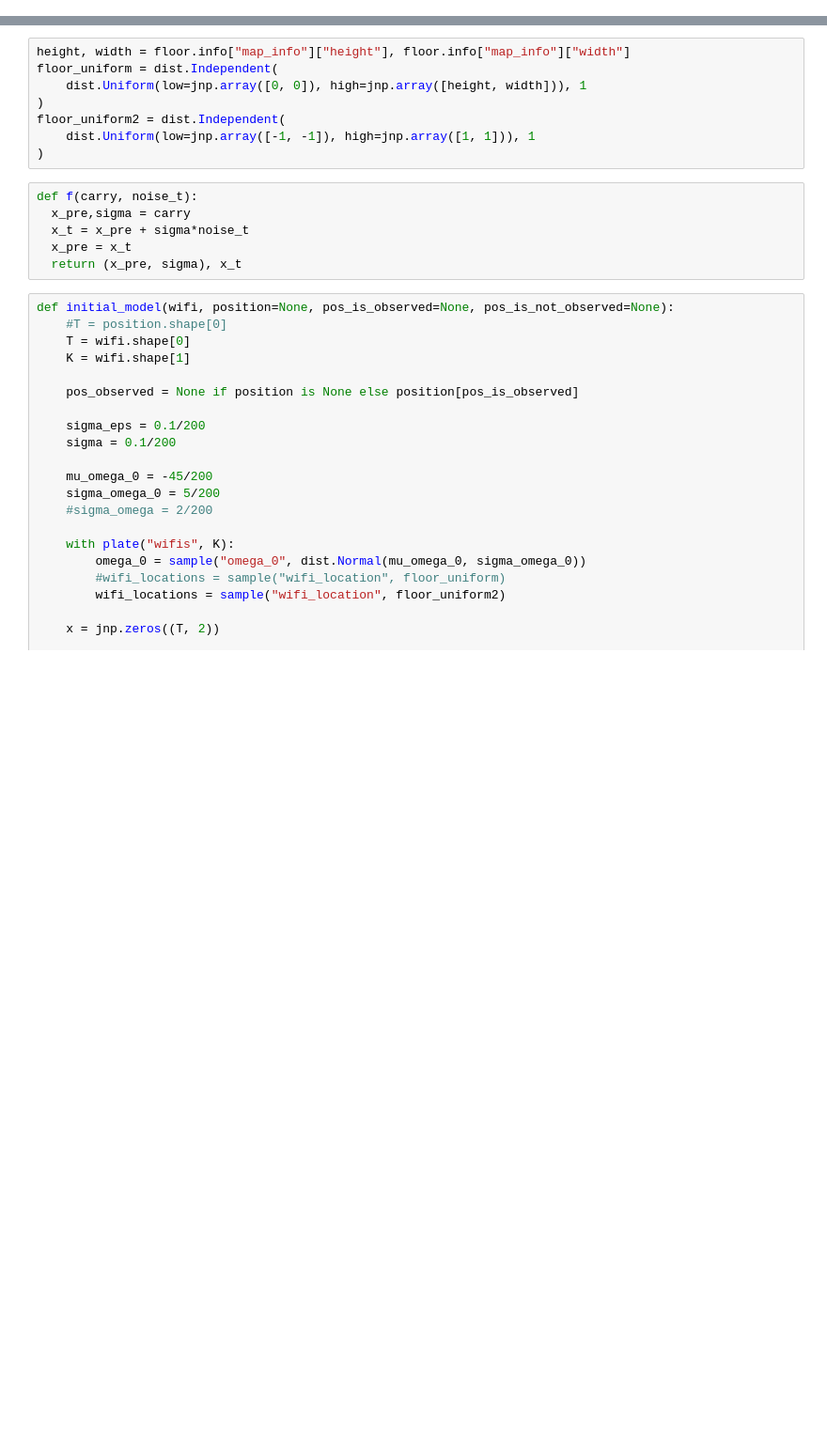
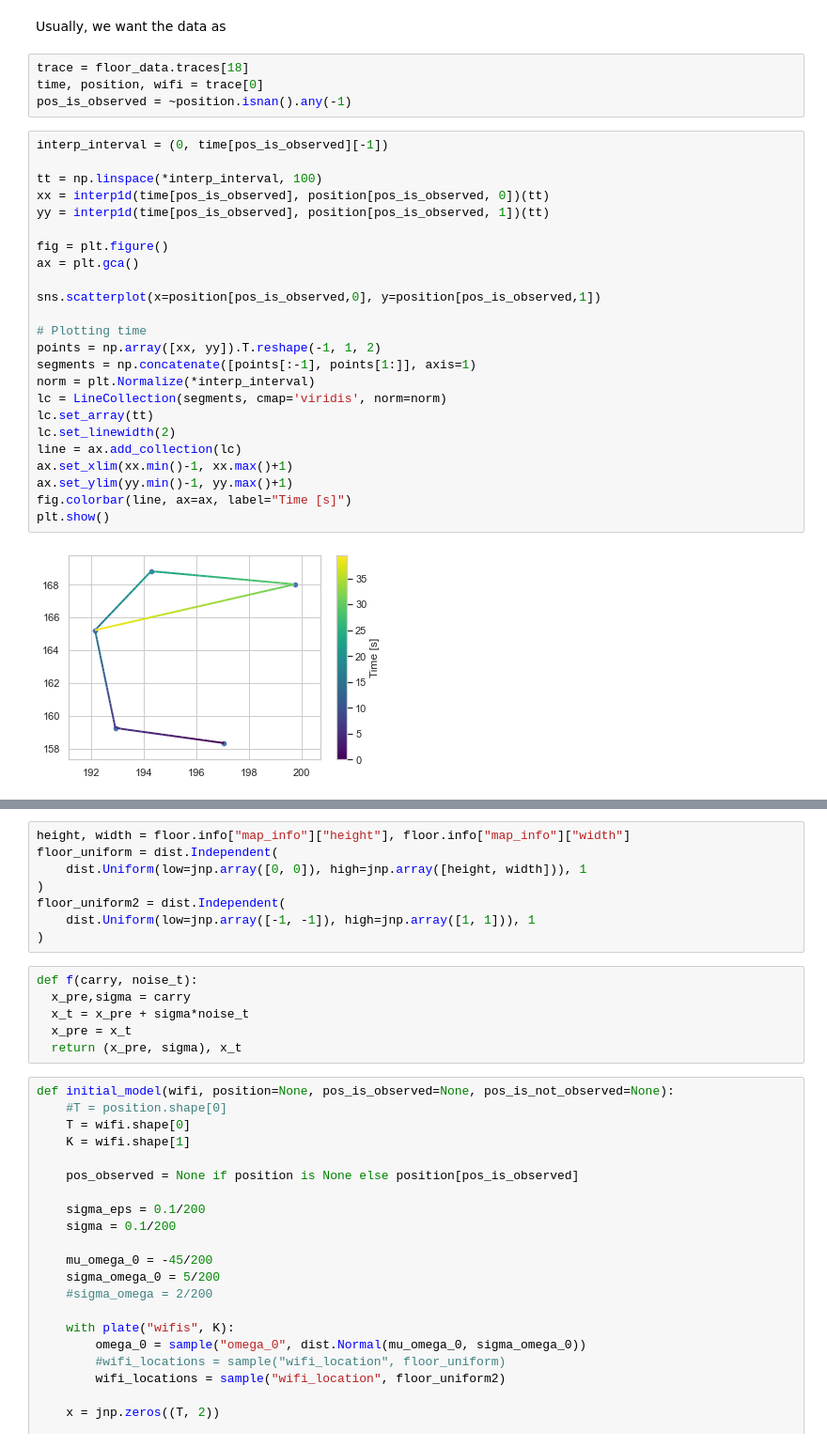
Before and after one commit to sorenhartmann/indoor-location-navigation, a Jupyter notebook: notebooks/1-inital-model.ipynb, the cells around one changed output, grey strips where cells are left out. Shown: that part at 94% size. Cells and saved outputs as stored; diff of their text form; blank space fills up the shorter version.

```diff
--- a/notebooks/1-inital-model.ipynb
+++ b/notebooks/1-inital-model.ipynb
@@ -16,0 +26,32 @@ import numpy as np
+# %% [markdown]
+Usually, we want the data as
+# %%
+trace = floor_data.traces[18]
+time, position, wifi = trace[0]
+pos_is_observed = ~position.isnan().any(-1)
+# %%
+interp_interval = (0, time[pos_is_observed][-1])
+
+tt = np.linspace(*interp_interval, 100)
+xx = interp1d(time[pos_is_observed], position[pos_is_observed, 0])(tt)
+yy = interp1d(time[pos_is_observed], position[pos_is_observed, 1])(tt)
+
+fig = plt.figure()
+ax = plt.gca()
+
+sns.scatterplot(x=position[pos_is_observed,0], y=position[pos_is_observed,1])
+
+# Plotting time
+points = np.array([xx, yy]).T.reshape(-1, 1, 2)
+segments = np.concatenate([points[:-1], points[1:]], axis=1)
+norm = plt.Normalize(*interp_interval)
+lc = LineCollection(segments, cmap='viridis', norm=norm)
+lc.set_array(tt)
+lc.set_linewidth(2)
+line = ax.add_collection(lc)
+ax.set_xlim(xx.min()-1, xx.max()+1)
+ax.set_ylim(yy.min()-1, yy.max()+1)
+fig.colorbar(line, ax=ax, label="Time [s]")
+plt.show()
+# %% [output]
+[figure, added]
```
Also changed, not shown: parts of 15 cells of this notebook, 4 other files.
